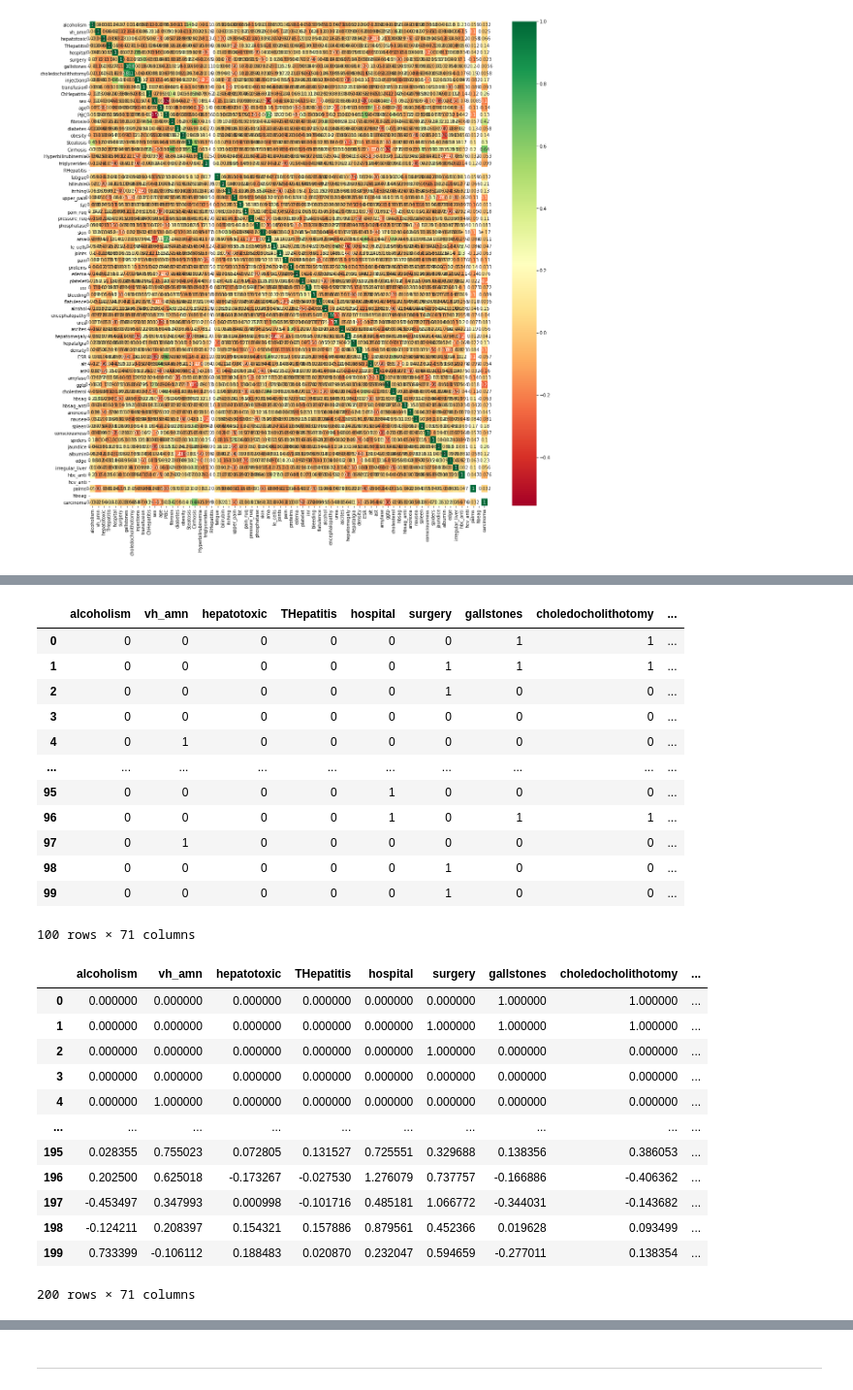
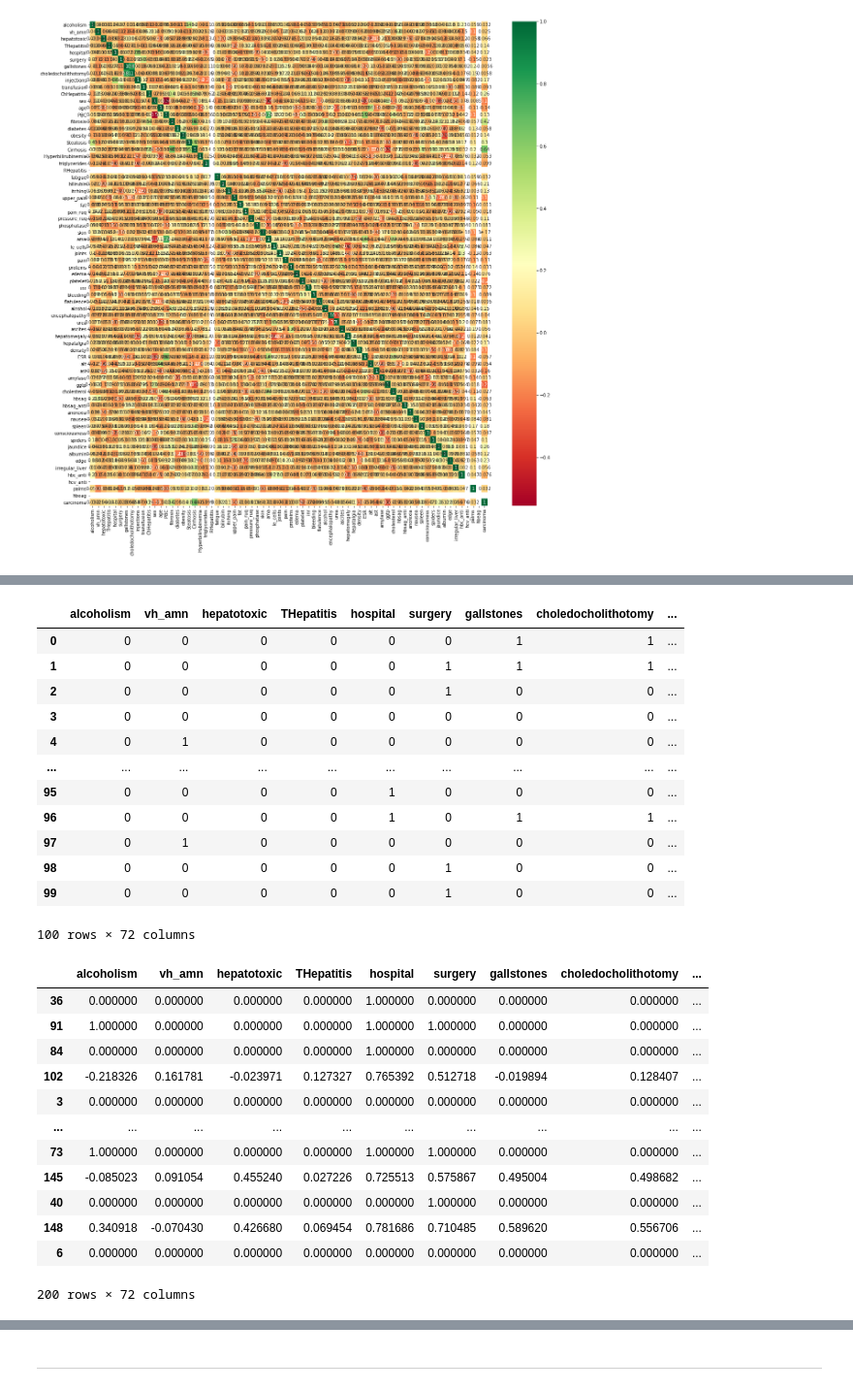
Before and after one commit to seamus-brady/aitiaexplorer, a Jupyter notebook: src/notebooks/experiments/Experiment_7.ipynb, the cells around one changed output, grey strips where cells are left out. Shown at 97% size. Saved outputs shown, nothing was run; the diff lists cells and outputs as text; code cells hidden in the pictures.

```diff
--- a/src/notebooks/experiments/Experiment_7.ipynb
+++ b/src/notebooks/experiments/Experiment_7.ipynb
@@ -143,5 +144,5 @@ df_bgmm
 # %%
-df['synthetic'] = 0
+df['original_data'] = 1
 df
 # %% [output]
 |  | alcoholism | vh_amn | hepatotoxic | THepatitis | hospital | surgery | gallstones | choledocholithotomy | ... |
@@ -156,23 +157,25 @@ df
 | 97 | 0 | 1 | 0 | 0 | 0 | 0 | 0 | 0 | ... |
 | 98 | 0 | 0 | 0 | 0 | 0 | 1 | 0 | 0 | ... |
 | 99 | 0 | 0 | 0 | 0 | 0 | 1 | 0 | 0 | ... |
-100 rows × 71 columns
+100 rows × 72 columns
 # %%
 df_combined = df.append(df_bgmm, ignore_index=True)
-# %%
-df_combined
-# %% [output]
-|  | alcoholism | vh_amn | hepatotoxic | THepatitis | hospital | surgery | gallstones | choledocholithotomy | ... |
-| 0 | 0.000000 | 0.000000 | 0.000000 | 0.000000 | 0.000000 | 0.000000 | 1.000000 | 1.000000 | ... |
-| 1 | 0.000000 | 0.000000 | 0.000000 | 0.000000 | 0.000000 | 1.000000 | 1.000000 | 1.000000 | ... |
-| 2 | 0.000000 | 0.000000 | 0.000000 | 0.000000 | 0.000000 | 1.000000 | 0.000000 | 0.000000 | ... |
-| 3 | 0.000000 | 0.000000 | 0.000000 | 0.000000 | 0.000000 | 0.000000 | 0.000000 | 0.000000 | ... |
-| 4 | 0.000000 | 1.000000 | 0.000000 | 0.000000 | 0.000000 | 0.000000 | 0.000000 | 0.000000 | ... |
-| ... | ... | ... | ... | ... | ... | ... | ... | ... | ... |
-| 195 | 0.028355 | 0.755023 | 0.072805 | 0.131527 | 0.725551 | 0.329688 | 0.138356 | 0.386053 | ... |
-| 196 | 0.202500 | 0.625018 | -0.173267 | -0.027530 | 1.276079 | 0.737757 | -0.166886 | -0.406362 | ... |
-| 197 | -0.453497 | 0.347993 | 0.000998 | -0.101716 | 0.485181 | 1.066772 | -0.344031 | -0.143682 | ... |
-| 198 | -0.124211 | 0.208397 | 0.154321 | 0.157886 | 0.879561 | 0.452366 | 0.019628 | 0.093499 | ... |
-| 199 | 0.733399 | -0.106112 | 0.188483 | 0.020870 | 0.232047 | 0.594659 | -0.277011 | 0.138354 | ... |
-200 rows × 71 columns
+# %%
+# shuffle the data
+df_combined = df_combined.sample(frac=1)
+df_combined
+# %% [output]
+|  | alcoholism | vh_amn | hepatotoxic | THepatitis | hospital | surgery | gallstones | choledocholithotomy | ... |
+| 36 | 0.000000 | 0.000000 | 0.000000 | 0.000000 | 1.000000 | 0.000000 | 0.000000 | 0.000000 | ... |
+| 91 | 1.000000 | 0.000000 | 0.000000 | 0.000000 | 1.000000 | 1.000000 | 0.000000 | 0.000000 | ... |
+| 84 | 0.000000 | 0.000000 | 0.000000 | 0.000000 | 1.000000 | 0.000000 | 0.000000 | 0.000000 | ... |
+| 102 | -0.218326 | 0.161781 | -0.023971 | 0.127327 | 0.765392 | 0.512718 | -0.019894 | 0.128407 | ... |
+| 3 | 0.000000 | 0.000000 | 0.000000 | 0.000000 | 0.000000 | 0.000000 | 0.000000 | 0.000000 | ... |
+| ... | ... | ... | ... | ... | ... | ... | ... | ... | ... |
+| 73 | 1.000000 | 0.000000 | 0.000000 | 0.000000 | 1.000000 | 1.000000 | 0.000000 | 0.000000 | ... |
+| 145 | -0.085023 | 0.091054 | 0.455240 | 0.027226 | 0.725513 | 0.575867 | 0.495004 | 0.498682 | ... |
+| 40 | 0.000000 | 0.000000 | 0.000000 | 0.000000 | 0.000000 | 1.000000 | 0.000000 | 0.000000 | ... |
+| 148 | 0.340918 | -0.070430 | 0.426680 | 0.069454 | 0.781686 | 0.710485 | 0.589620 | 0.556706 | ... |
+| 6 | 0.000000 | 0.000000 | 0.000000 | 0.000000 | 0.000000 | 0.000000 | 0.000000 | 0.000000 | ... |
+200 rows × 72 columns
 # %%
```
Also changed, not shown: parts of 27 cells of this notebook, 1 other file.
